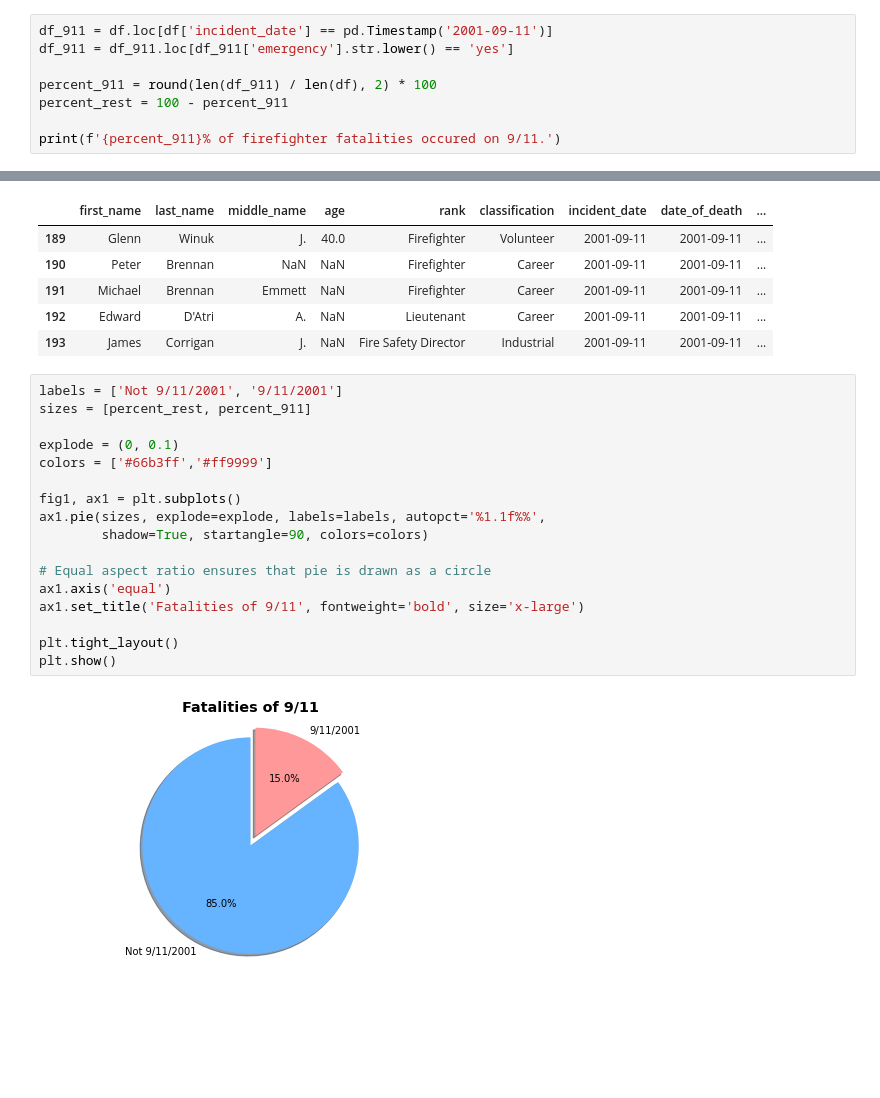
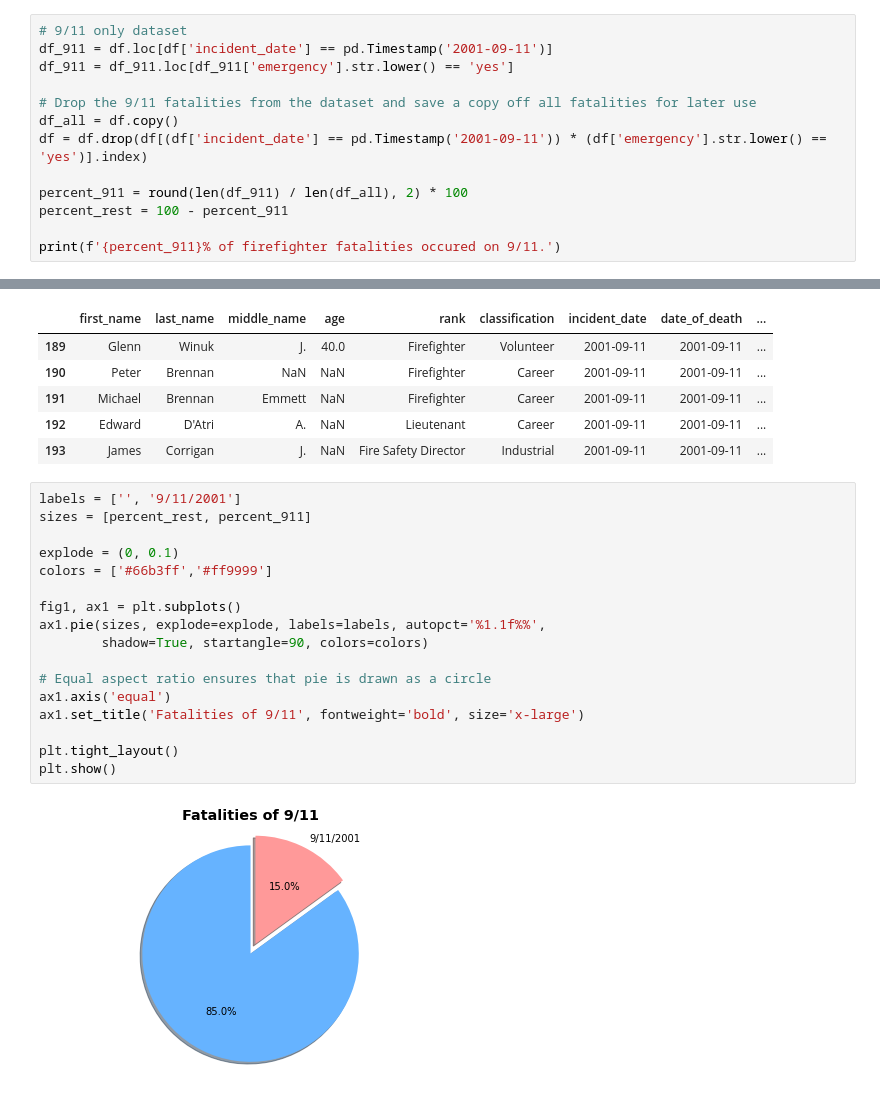
Before and after one commit to abcjamesjordan/firefigher_fatalities, a Jupyter notebook: ff_analysis.ipynb, the cells around one changed output, grey strips where cells are left out. Cells and saved outputs as stored; diff of their text form; blank space fills up the shorter version.

```diff
--- a/ff_analysis.ipynb
+++ b/ff_analysis.ipynb
@@ -66,8 +68,13 @@ The first obvious group of firefighters that we can see from the dataset is the
 # %%
+# 9/11 only dataset
 df_911 = df.loc[df['incident_date'] == pd.Timestamp('2001-09-11')]
 df_911 = df_911.loc[df_911['emergency'].str.lower() == 'yes']
 
-percent_911 = round(len(df_911) / len(df), 2) * 100
+# Drop the 9/11 fatalities from the dataset and save a copy off all fatalities for later use
+df_all = df.copy()
+df = df.drop(df[(df['incident_date'] == pd.Timestamp('2001-09-11')) * (df['emergency'].str.lower() == 'yes')].index)
+
+percent_911 = round(len(df_911) / len(df_all), 2) * 100
 percent_rest = 100 - percent_911
 
 print(f'{percent_911}% of firefighter fatalities occured on 9/11.')
@@ -83,21 +90,21 @@ df_911.head()
 | 192 | Edward | D'Atri | A. | NaN | Lieutenant | Career | 2001-09-11 | 2001-09-11 | ... |
 | 193 | James | Corrigan | J. | NaN | Fire Safety Director | Industrial | 2001-09-11 | 2001-09-11 | ... |
 # %%
-labels = ['Not 9/11/2001', '9/11/2001']
+labels = ['', '9/11/2001']
 sizes = [percent_rest, percent_911]
 
 explode = (0, 0.1)
 colors = ['#66b3ff','#ff9999']
 
 fig1, ax1 = plt.subplots()
 ax1.pie(sizes, explode=explode, labels=labels, autopct='%1.1f%%',
         shadow=True, startangle=90, colors=colors)
 
 # Equal aspect ratio ensures that pie is drawn as a circle
 ax1.axis('equal')
 ax1.set_title('Fatalities of 9/11', fontweight='bold', size='x-large')
 
 plt.tight_layout()
 plt.show()
 # %% [output]
-[figure, old version]
+[figure, new version]
```
Also changed, not shown: parts of 15 cells of this notebook.
